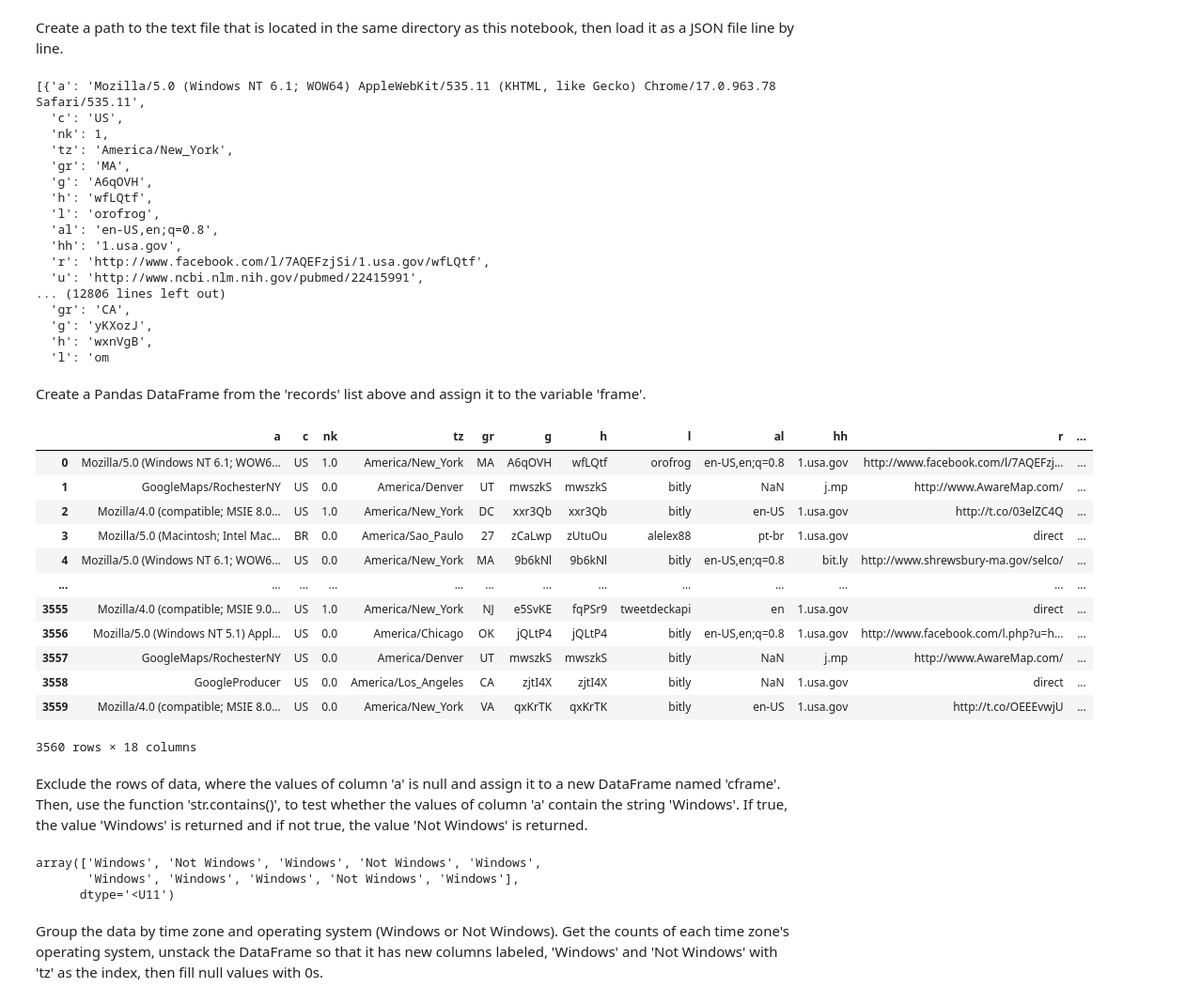
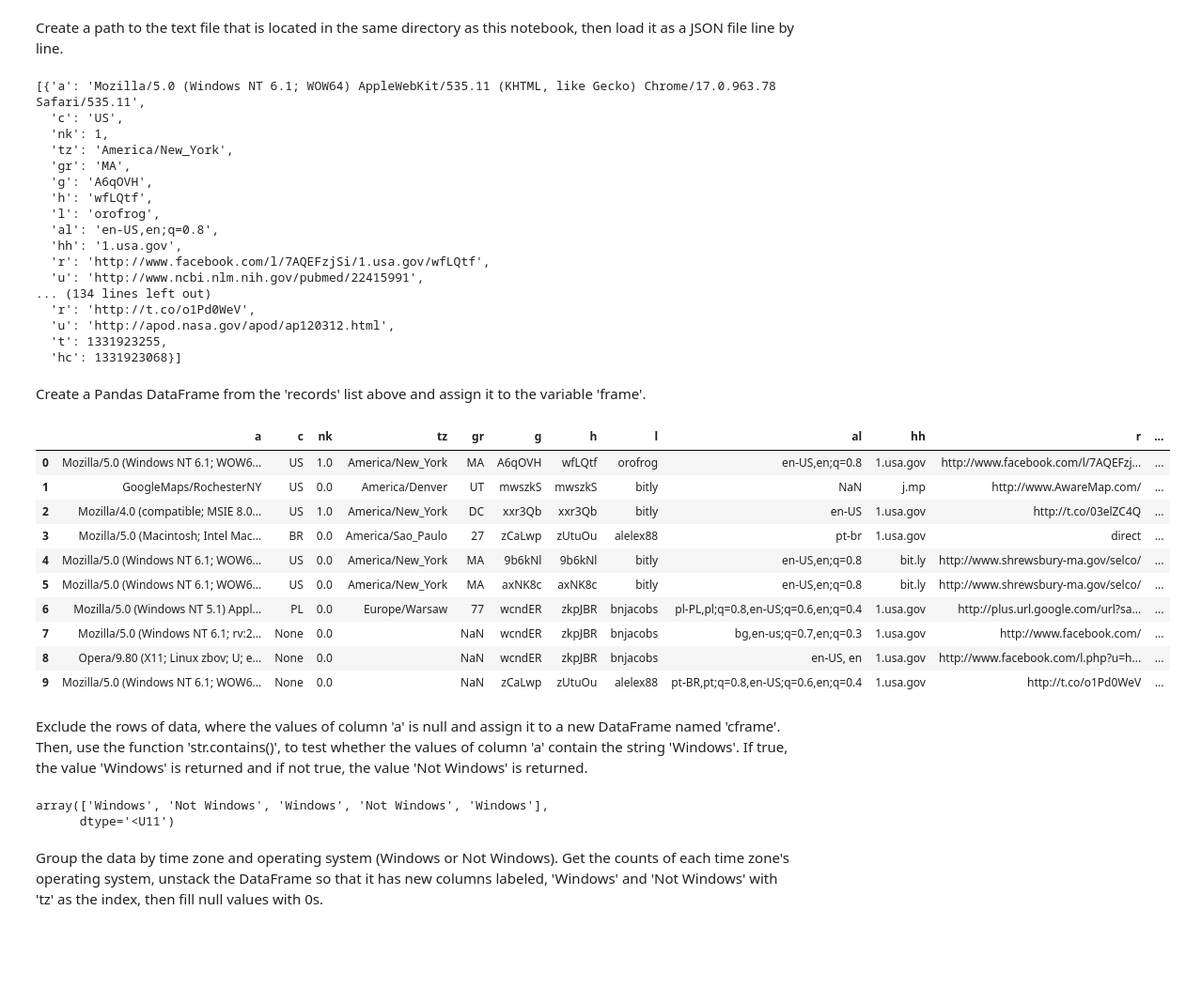
Before and after one commit to angcylau/ICS434, a Jupyter notebook: module_2/experience-1/experience-read-explore-data.ipynb, the cells around one changed output. Shown at 94% size. Cells and saved outputs as stored; diff of their text form; code cells hidden in the pictures; blank space fills up the shorter version.

```diff
--- a/module_2/experience-1/experience-read-explore-data.ipynb
+++ b/module_2/experience-1/experience-read-explore-data.ipynb
@@ -13,7 +13,7 @@ Create a path to the text file that is located in the same directory as this not
 # %%
 path = 'example.txt'
 records = [json.loads(line) for line in open(path)]
-records
+records[:10]
 # %% [output]
 [{'a': 'Mozilla/5.0 (Windows NT 6.1; WOW64) AppleWebKit/535.11 (KHTML, like Gecko) Chrome/17.0.963.78 Safari/535.11',
   'c': 'US',
@@ -27,39 +27,36 @@ records
   'hh': '1.usa.gov',
   'r': 'http://www.facebook.com/l/7AQEFzjSi/1.usa.gov/wfLQtf',
   'u': 'http://www.ncbi.nlm.nih.gov/pubmed/22415991',
-... (12806 lines left out)
-  'gr': 'CA',
-  'g': 'yKXozJ',
-  'h': 'wxnVgB',
-  'l': 'om
+... (134 lines left out)
+  'r': 'http://t.co/o1Pd0WeV',
+  'u': 'http://apod.nasa.gov/apod/ap120312.html',
+  't': 1331923255,
+  'hc': 1331923068}]
 # %% [markdown]
 Create a Pandas DataFrame from the 'records' list above and assign it to the variable 'frame'.
 # %%
 frame = pd.DataFrame(records)
-frame
+frame[:10]
 # %% [output]
 |  | a | c | nk | tz | gr | g | h | l | al | hh | r | ... |
 | 0 | Mozilla/5.0 (Windows NT 6.1; WOW6... | US | 1.0 | America/New_York | MA | A6qOVH | wfLQtf | orofrog | en-US,en;q=0.8 | 1.usa.gov | http://www.facebook.com/l/7AQEFzj... | ... |
 | 1 | GoogleMaps/RochesterNY | US | 0.0 | America/Denver | UT | mwszkS | mwszkS | bitly | NaN | j.mp | http://www.AwareMap.com/ | ... |
 | 2 | Mozilla/4.0 (compatible; MSIE 8.0... | US | 1.0 | America/New_York | DC | xxr3Qb | xxr3Qb | bitly | en-US | 1.usa.gov | http://t.co/03elZC4Q | ... |
 | 3 | Mozilla/5.0 (Macintosh; Intel Mac... | BR | 0.0 | America/Sao_Paulo | 27 | zCaLwp | zUtuOu | alelex88 | pt-br | 1.usa.gov | direct | ... |
 | 4 | Mozilla/5.0 (Windows NT 6.1; WOW6... | US | 0.0 | America/New_York | MA | 9b6kNl | 9b6kNl | bitly | en-US,en;q=0.8 | bit.ly | http://www.shrewsbury-ma.gov/selco/ | ... |
-| ... | ... | ... | ... | ... | ... | ... | ... | ... | ... | ... | ... | ... |
-| 3555 | Mozilla/4.0 (compatible; MSIE 9.0... | US | 1.0 | America/New_York | NJ | e5SvKE | fqPSr9 | tweetdeckapi | en | 1.usa.gov | direct | ... |
-| 3556 | Mozilla/5.0 (Windows NT 5.1) Appl... | US | 0.0 | America/Chicago | OK | jQLtP4 | jQLtP4 | bitly | en-US,en;q=0.8 | 1.usa.gov | http://www.facebook.com/l.php?u=h... | ... |
-| 3557 | GoogleMaps/RochesterNY | US | 0.0 | America/Denver | UT | mwszkS | mwszkS | bitly | NaN | j.mp | http://www.AwareMap.com/ | ... |
-| 3558 | GoogleProducer | US | 0.0 | America/Los_Angeles | CA | zjtI4X | zjtI4X | bitly | NaN | 1.usa.gov | direct | ... |
-| 3559 | Mozilla/4.0 (compatible; MSIE 8.0... | US | 0.0 | America/New_York | VA | qxKrTK | qxKrTK | bitly | en-US | 1.usa.gov | http://t.co/OEEEvwjU | ... |
+| 5 | Mozilla/5.0 (Windows NT 6.1; WOW6... | US | 0.0 | America/New_York | MA | axNK8c | axNK8c | bitly | en-US,en;q=0.8 | bit.ly | http://www.shrewsbury-ma.gov/selco/ | ... |
+| 6 | Mozilla/5.0 (Windows NT 5.1) Appl... | PL | 0.0 | Europe/Warsaw | 77 | wcndER | zkpJBR | bnjacobs | pl-PL,pl;q=0.8,en-US;q=0.6,en;q=0.4 | 1.usa.gov | http://plus.url.google.com/url?sa... | ... |
+| 7 | Mozilla/5.0 (Windows NT 6.1; rv:2... | None | 0.0 |  | NaN | wcndER | zkpJBR | bnjacobs | bg,en-us;q=0.7,en;q=0.3 | 1.usa.gov | http://www.facebook.com/ | ... |
+| 8 | Opera/9.80 (X11; Linux zbov; U; e... | None | 0.0 |  | NaN | wcndER | zkpJBR | bnjacobs | en-US, en | 1.usa.gov | http://www.facebook.com/l.php?u=h... | ... |
+| 9 | Mozilla/5.0 (Windows NT 6.1; WOW6... | None | 0.0 |  | NaN | zCaLwp | zUtuOu | alelex88 | pt-BR,pt;q=0.8,en-US;q=0.6,en;q=0.4 | 1.usa.gov | http://t.co/o1Pd0WeV | ... |
-3560 rows × 18 columns
 # %% [markdown]
 Exclude the rows of data, where the values of column 'a' is null and assign it to a new DataFrame named 'cframe'. Then, use the function 'str.contains()', to test whether the values of column 'a' contain the string 'Windows'. If true, the value 'Windows' is returned and if not true, the value 'Not Windows' is returned.
 # %%
 cframe = frame[frame.a.notnull()]
 os = np.where(cframe['a'].str.contains('Windows'), 'Windows', 'Not Windows')
-os[:10]
+os[:5]
 # %% [output]
-array(['Windows', 'Not Windows', 'Windows', 'Not Windows', 'Windows',
-       'Windows', 'Windows', 'Windows', 'Not Windows', 'Windows'],
+array(['Windows', 'Not Windows', 'Windows', 'Not Windows', 'Windows'],
       dtype='<U11')
 # %% [markdown]
 Group the data by time zone and operating system (Windows or Not Windows). Get the counts of each time zone's operating system, unstack the DataFrame so that it has new columns labeled, 'Windows' and 'Not Windows' with 'tz' as the index, then fill null values with 0s.
```
Also changed, not shown: parts of 1 cell of this notebook.
